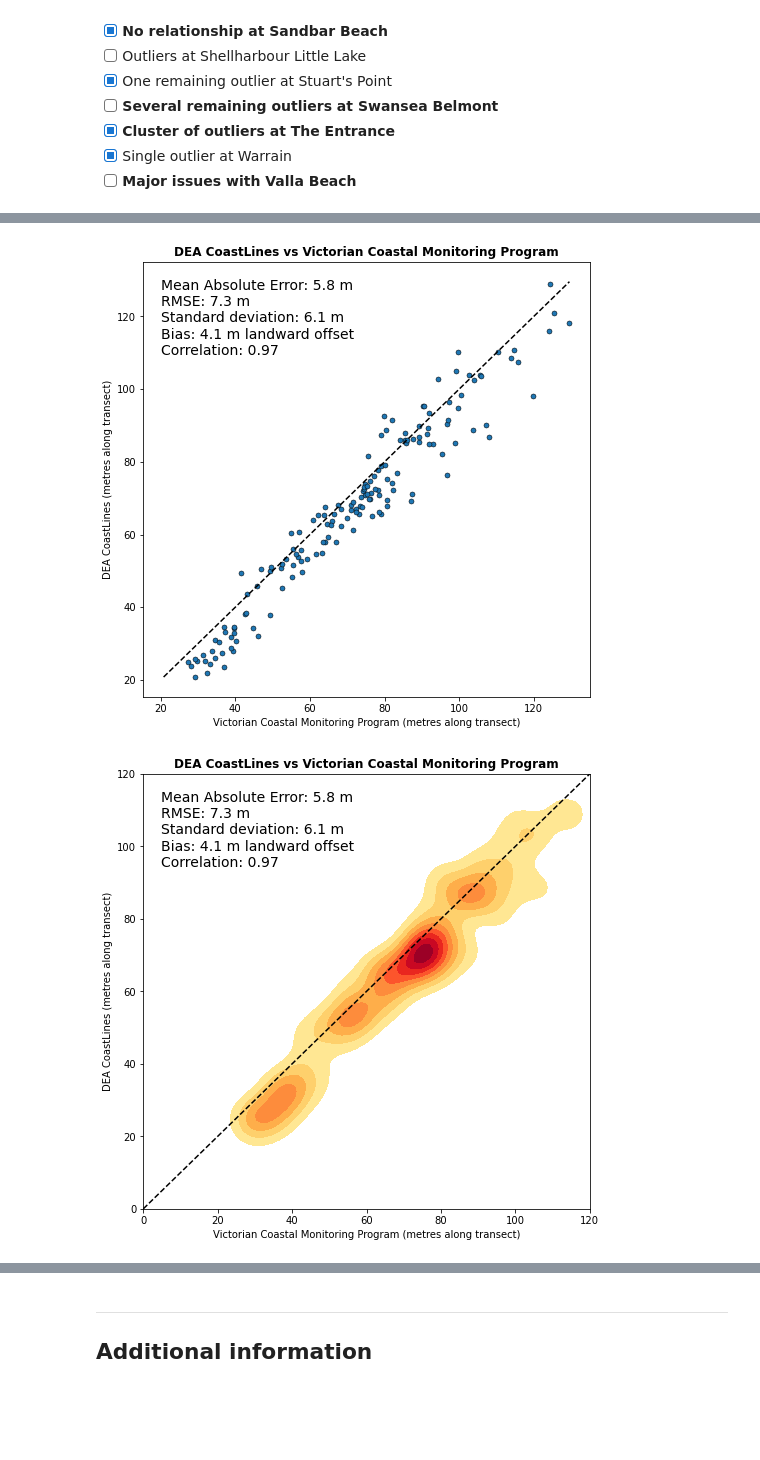
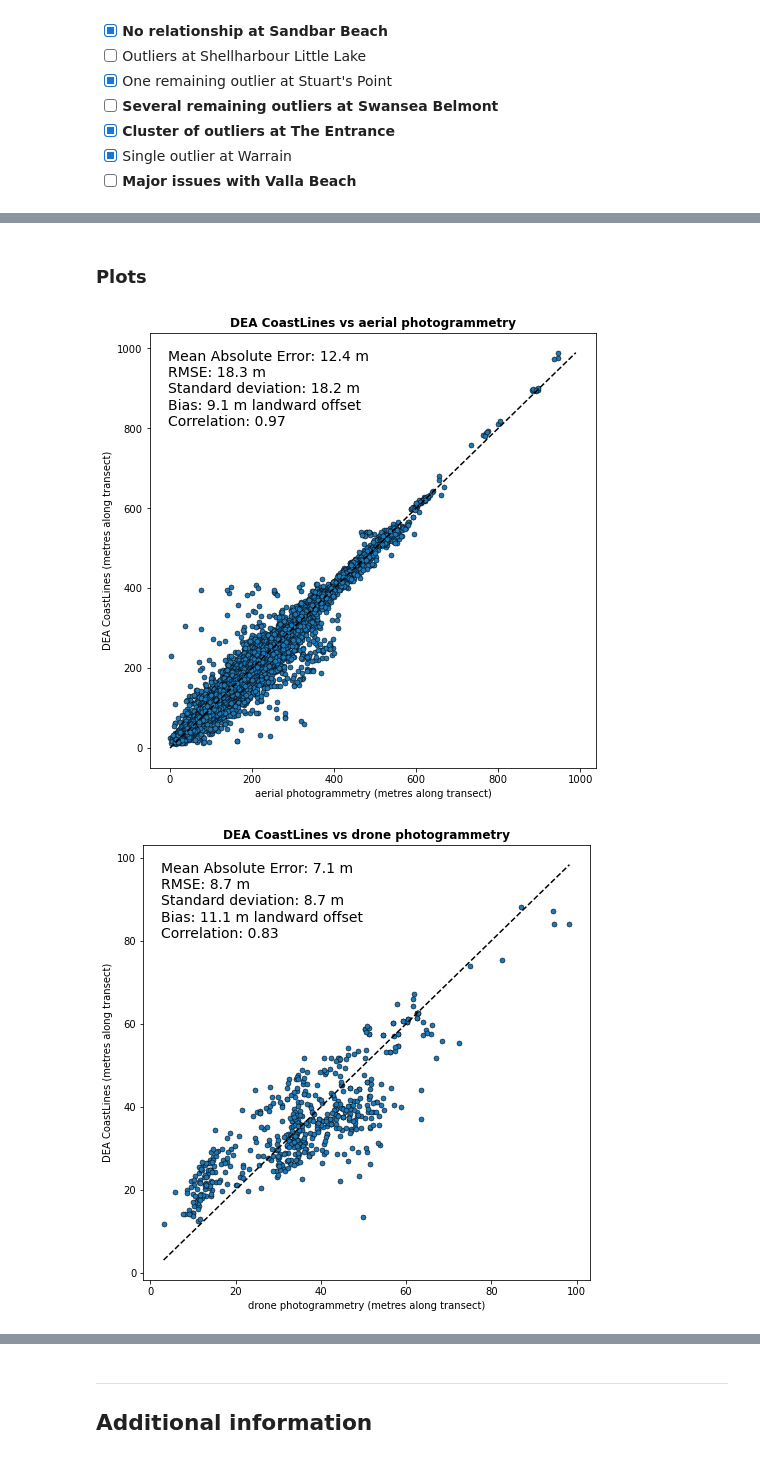
Before and after one commit to GeoscienceAustralia/dea-coastlines, a Jupyter notebook: validation/DEACoastlines_validation.ipynb, the cells around one changed output, grey strips where cells are left out. Cells and saved outputs as stored; diff of their text form; code cells hidden in the pictures; blank space fills up the shorter version.

```diff
--- a/validation/DEACoastlines_validation.ipynb
+++ b/validation/DEACoastlines_validation.ipynb
@@ -193,11 +190,3 @@ Processing quarrambeachheade 2016
 # %%
 deacl_val.preprocess_stirling(fname_out='output_data/stirling_stirling.csv',
                               datum=0)
-# %%
-import glob
-
-output = []
-
-for i in glob.glob('output_data/*.csv'):
-
-    output.append(pd.read_csv(i))
@@ -360,0 +333,3 @@ ValueError: Plan shapes are not aligned
+# %%
+# Read in results
+stats_df = pd.read_csv('deacl_all_results.csv', index_col='id').drop('Unnamed: 0', axis=1)
@@ -361,2 +432,4 @@ ValueError: Plan shapes are not aligned
+# %% [markdown]
+### Plots
 # %%
 # # Export evaluation vector
@@ -364,7 +437,7 @@ output_name = 'moruya'
 export_eval(stats_df, output_name)
 # %%
 # Print stats and plot scatterplot
-stats_subset = stats_df  #.loc[stats_df.id.isin(['bussleton_all_31'])]
+stats_subset = stats_df #   .query("n > 5")  #.loc[stats_df.id.isin(['bussleton_all_31'])]
 
 def val_plot(df,
              title='Validation',
@@ -500,42 +573,43 @@ def val_plot(df,
                         height=1.7,
                         aspect=1.0,
                         kind="line",
                         legend='full',
                         col_wrap=5,
                         **time_kwargs)
         plt.subplots_adjust(top=0.9)
         g.fig.suptitle(f'DEA CoastLines vs {title}',
                        weight='bold',
                        ha='right')
 
         # Simplify titles
         g.set_titles(row_template='{row_name}',
                      col_template='{col_name}')
 
         # Customise legend
         g._legend.texts[0].set_text("")
         g._legend.set_bbox_to_anchor(time_legend_pos)
 
         # Export to file
         g.savefig(f"{title}_time_offset{offset:.1f}.png", dpi=300)
 
     return pd.Series({'Mean Absolute Error': mae,
                     f'RMSE': rmse,
                     f'Standard deviation': stdev,
                     f'Bias': f'{bias:.1f} m {offset_str}',
                     f'Correlation': corr})
 
+for i, sub in stats_subset.groupby('source'):
 
-# Run analysis
-g = val_plot(df=stats_subset,
-             title='Victorian Coastal Monitoring Program',
-             scatter=True,
-             density=True,
-             time=False,
-             time_stat='median',
-             time_legend_pos=[0.67, 0.11],
-             offset=0,
-             extent=(0, 120))
+    # Run analysis
+    g = val_plot(df=sub,  # stats_subset,
+                 title=i.replace('/', '-'),
+                 scatter=True,
+                 density=False,
+                 time=False,
+                 time_stat='median',
+                 time_legend_pos=[0.67, 0.11],
+                 offset=0,
+                 extent=(0, 1000))
 # %% [output]
-[figure, old version]
+[figure, new version]
-[figure, old version]
+[figure, new version]
```
Also changed, not shown: parts of 31 cells of this notebook, 1 other file.
